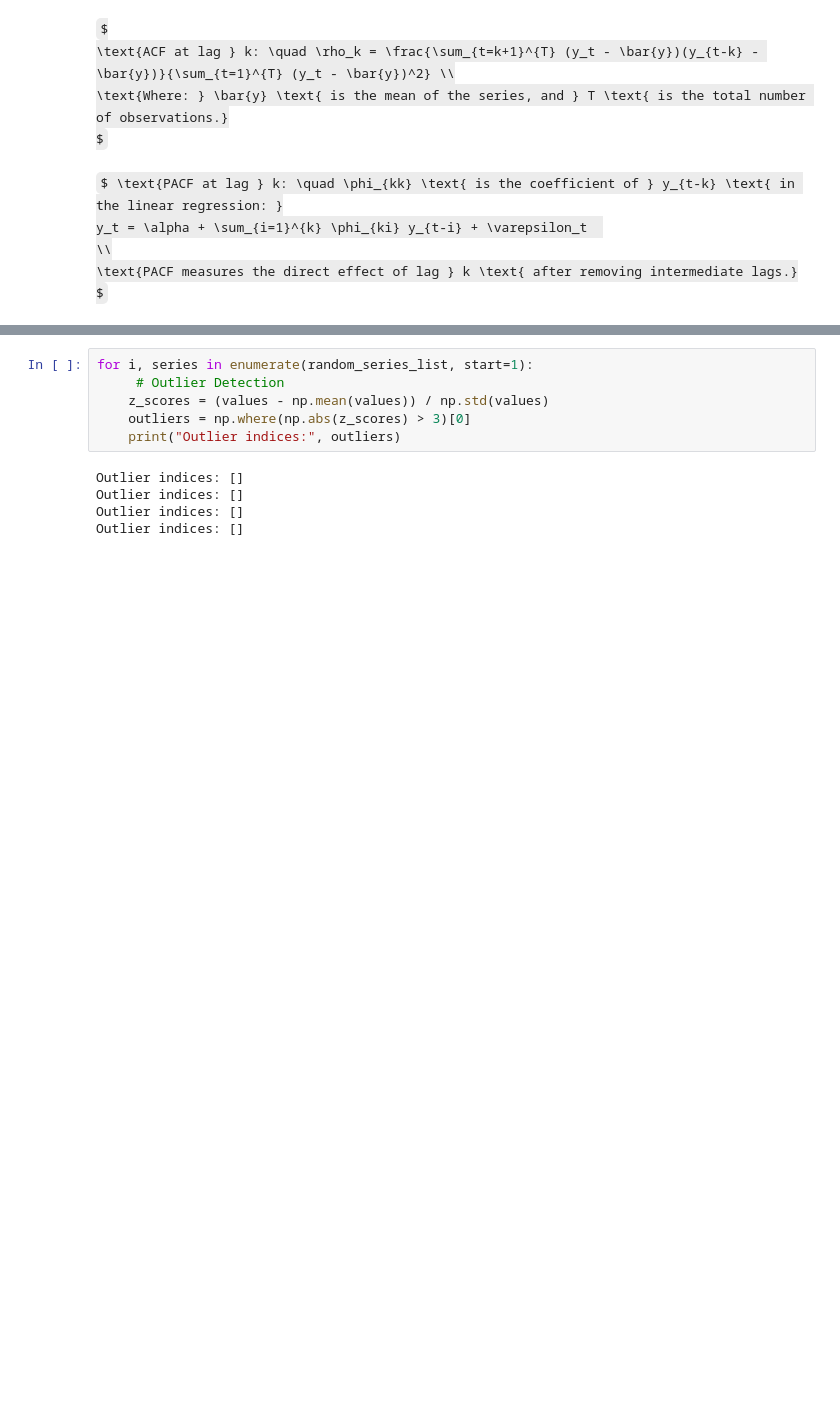
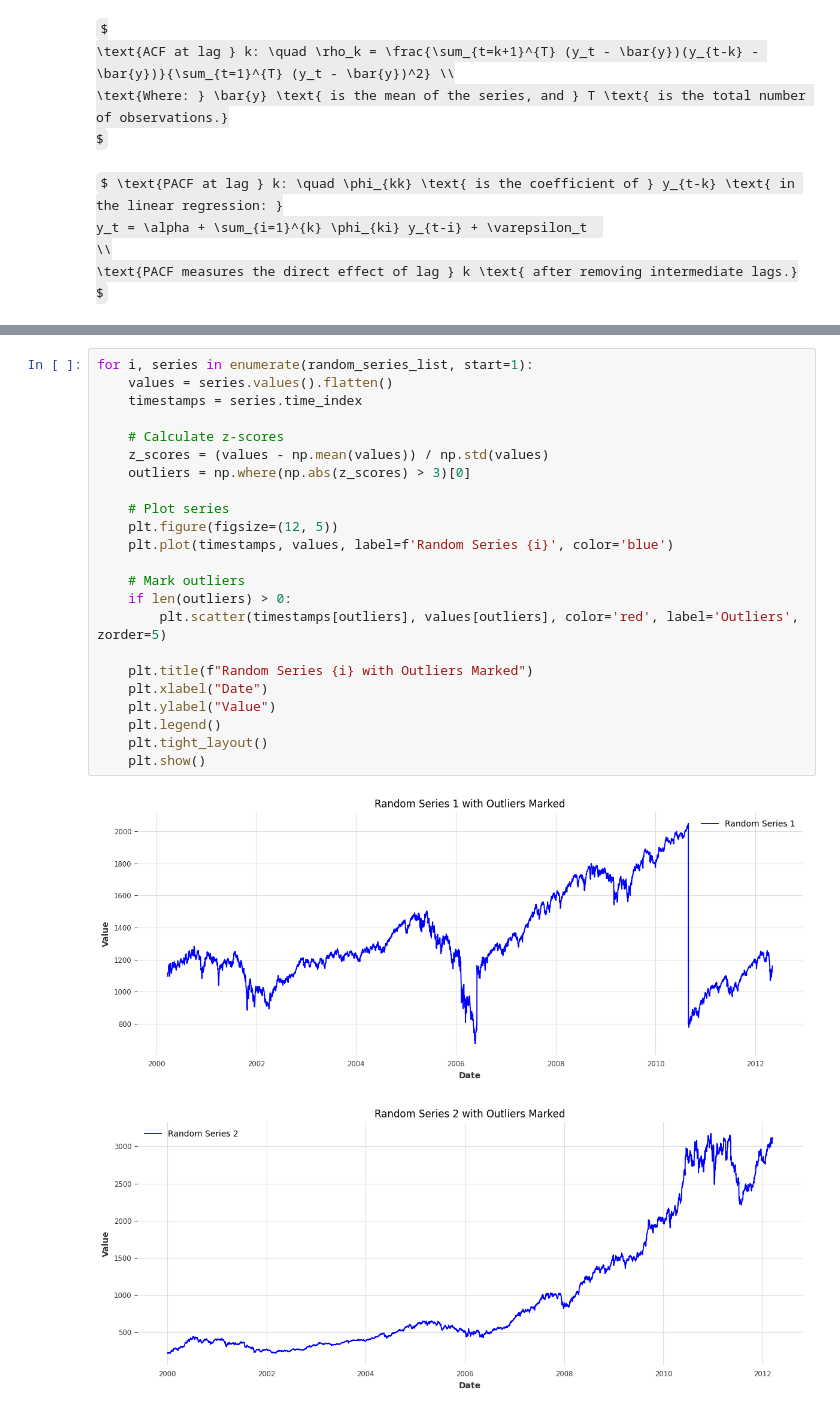
Before and after one commit to sonalka24/TimeSeries-DailyDemand, a Jupyter notebook: data_analysis.ipynb, the cells around one changed output, grey strips where cells are left out. Drawn from its saved outputs; the diff is of its cells as text; some formulas as TeX source; blank space fills up the shorter version.

```diff
--- a/data_analysis.ipynb
+++ b/data_analysis.ipynb
@@ -228,11 +213,26 @@ for i, series in enumerate(random_series_list, start=1):
 # %%
 for i, series in enumerate(random_series_list, start=1):
-     # Outlier Detection
+    values = series.values().flatten()
+    timestamps = series.time_index
+
+    # Calculate z-scores
     z_scores = (values - np.mean(values)) / np.std(values)
     outliers = np.where(np.abs(z_scores) > 3)[0]
-    print("Outlier indices:", outliers)
+
+    # Plot series
+    plt.figure(figsize=(12, 5))
+    plt.plot(timestamps, values, label=f'Random Series {i}', color='blue')
+
+    # Mark outliers
+    if len(outliers) > 0:
+        plt.scatter(timestamps[outliers], values[outliers], color='red', label='Outliers', zorder=5)
+
+    plt.title(f"Random Series {i} with Outliers Marked")
+    plt.xlabel("Date")
+    plt.ylabel("Value")
+    plt.legend()
+    plt.tight_layout()
+    plt.show()
 # %% [output]
-Outlier indices: []
-Outlier indices: []
-Outlier indices: []
-Outlier indices: []
+[figure, added]
+[figure, added]
```
Also changed, not shown: parts of 7 cells of this notebook.
